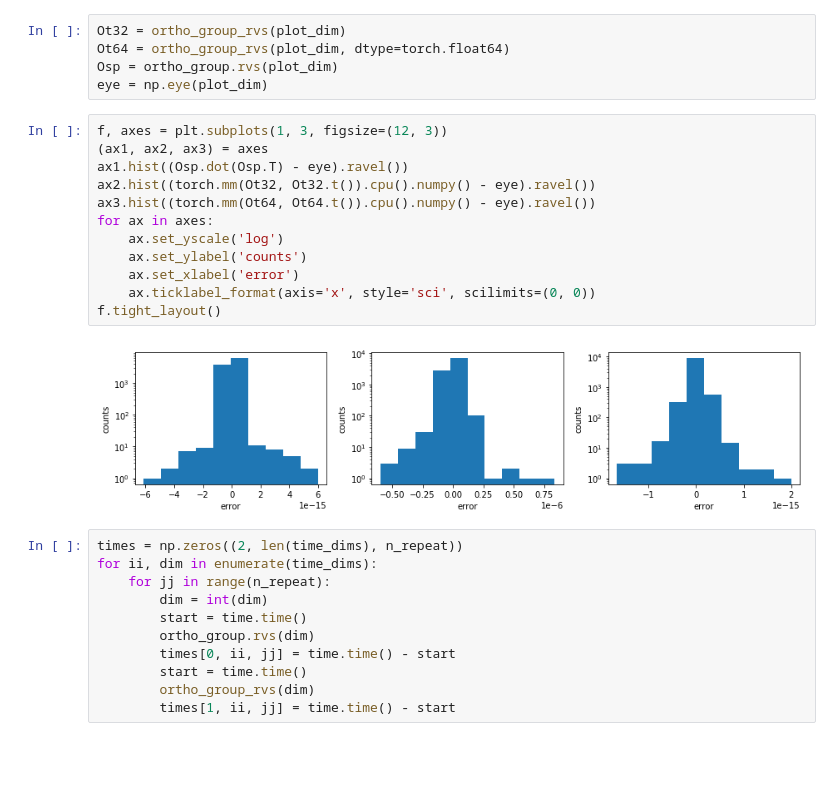
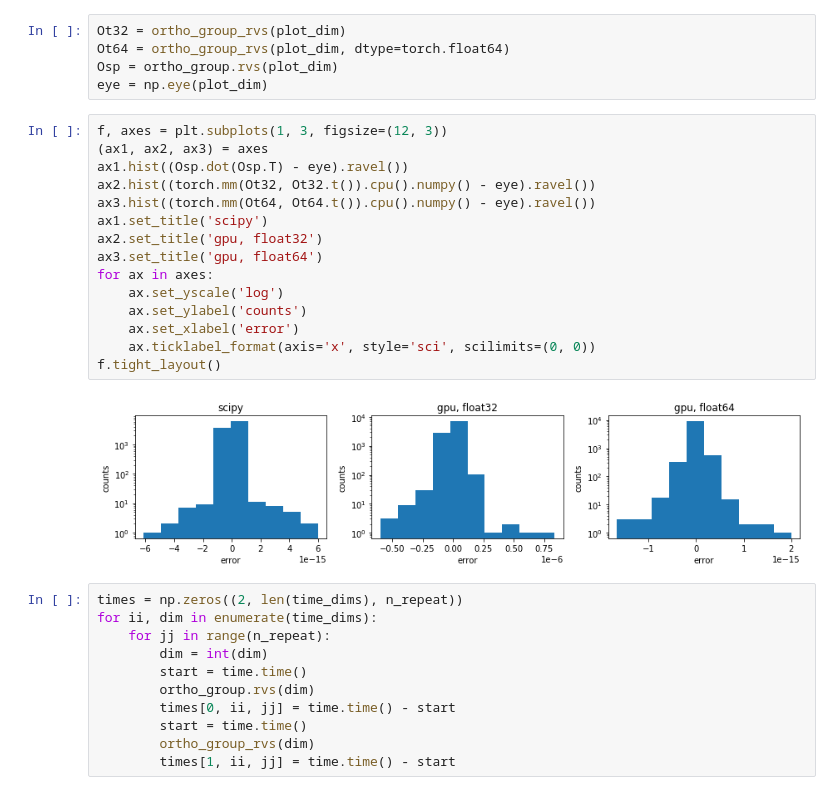
Before and after one commit to JesseLivezey/pytorch_group_sampler, a Jupyter notebook: notebook/group_sampler_demo.ipynb, the cells around one changed output. Saved outputs shown, nothing was run; the diff lists cells and outputs as text; blank space fills up the shorter version.

```diff
--- a/notebook/group_sampler_demo.ipynb
+++ b/notebook/group_sampler_demo.ipynb
@@ -38,17 +38,20 @@ eye = np.eye(plot_dim)
 # %%
 f, axes = plt.subplots(1, 3, figsize=(12, 3))
 (ax1, ax2, ax3) = axes
 ax1.hist((Osp.dot(Osp.T) - eye).ravel())
 ax2.hist((torch.mm(Ot32, Ot32.t()).cpu().numpy() - eye).ravel())
 ax3.hist((torch.mm(Ot64, Ot64.t()).cpu().numpy() - eye).ravel())
+ax1.set_title('scipy')
+ax2.set_title('gpu, float32')
+ax3.set_title('gpu, float64')
 for ax in axes:
     ax.set_yscale('log')
     ax.set_ylabel('counts')
     ax.set_xlabel('error')
     ax.ticklabel_format(axis='x', style='sci', scilimits=(0, 0))
 f.tight_layout()
 # %% [output]
-[figure, old version]
+[figure, new version]
 # %%
 times = np.zeros((2, len(time_dims), n_repeat))
 for ii, dim in enumerate(time_dims):
```
Also changed, not shown: parts of 1 cell of this notebook.
